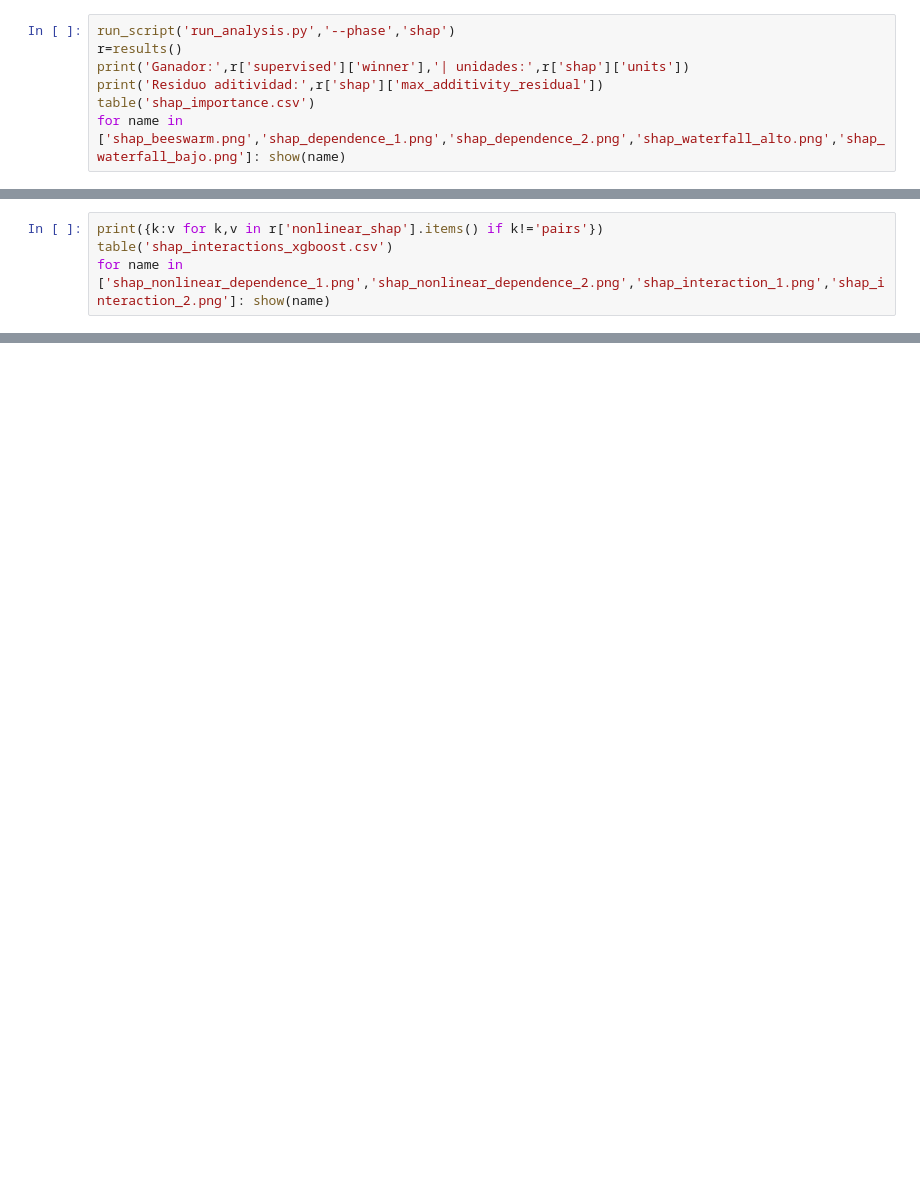
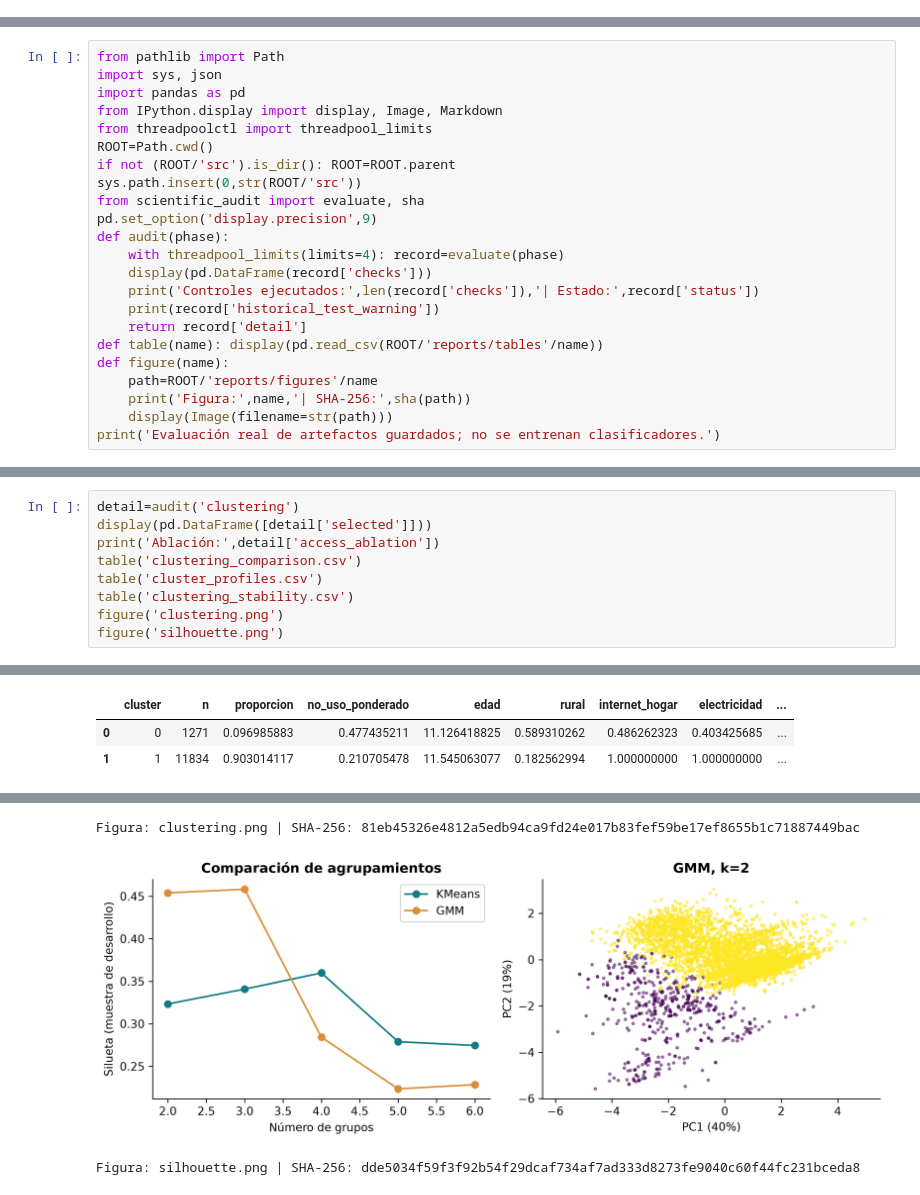
Before and after one commit to DanMayhuire/brecha-digital-peru-2025, a Jupyter notebook: notebooks/00_Proyecto_Completo_Ejecutado.ipynb, the cells around one changed output, grey strips where cells are left out. Saved outputs shown, nothing was run; the diff lists cells and outputs as text; blank space fills up the shorter version.

Commit message:
fix: synchronize scientific artifacts and revise academic report

```diff
--- a/notebooks/00_Proyecto_Completo_Ejecutado.ipynb
+++ b/notebooks/00_Proyecto_Completo_Ejecutado.ipynb
@@ -469,7 +0,0 @@ SHAP explica el score anterior a la calibración. Su referencia, unidades y mues
-# %%
-run_script('run_analysis.py','--phase','shap')
-r=results()
-print('Ganador:',r['supervised']['winner'],'| unidades:',r['shap']['units'])
-print('Residuo aditividad:',r['shap']['max_additivity_residual'])
-table('shap_importance.csv')
-for name in ['shap_beeswarm.png','shap_dependence_1.png','shap_dependence_2.png','shap_waterfall_alto.png','shap_waterfall_bajo.png']: show(name)
@@ -506,4 +0,0 @@ Los valores de interacción TreeSHAP cuantifican la contribución conjunta de pa
-# %%
-print({k:v for k,v in r['nonlinear_shap'].items() if k!='pairs'})
-table('shap_interactions_xgboost.csv')
-for name in ['shap_nonlinear_dependence_1.png','shap_nonlinear_dependence_2.png','shap_interaction_1.png','shap_interaction_2.png']: show(name)
@@ -544,0 +3,23 @@ Las recomendaciones educativas se limitan a orientar hipótesis de apoyo y verif
+# %%
+from pathlib import Path
+import sys, json
+import pandas as pd
+from IPython.display import display, Image, Markdown
+from threadpoolctl import threadpool_limits
+ROOT=Path.cwd()
+if not (ROOT/'src').is_dir(): ROOT=ROOT.parent
+sys.path.insert(0,str(ROOT/'src'))
+from scientific_audit import evaluate, sha
+pd.set_option('display.precision',9)
+def audit(phase):
+    with threadpool_limits(limits=4): record=evaluate(phase)
+    display(pd.DataFrame(record['checks']))
+    print('Controles ejecutados:',len(record['checks']),'| Estado:',record['status'])
+    print(record['historical_test_warning'])
+    return record['detail']
+def table(name): display(pd.read_csv(ROOT/'reports/tables'/name))
+def figure(name):
+    path=ROOT/'reports/figures'/name
+    print('Figura:',name,'| SHA-256:',sha(path))
+    display(Image(filename=str(path)))
+print('Evaluación real de artefactos guardados; no se entrenan clasificadores.')
@@ -544,0 +86,10 @@ Las recomendaciones educativas se limitan a orientar hipótesis de apoyo y verif
+# %%
+detail=audit('clustering')
+display(pd.DataFrame([detail['selected']]))
+print('Ablación:',detail['access_ablation'])
+table('clustering_comparison.csv')
+table('cluster_profiles.csv')
+table('clustering_stability.csv')
+figure('clustering.png')
+figure('silhouette.png')
+# %% [output]
@@ -544,0 +124,3 @@ Las recomendaciones educativas se limitan a orientar hipótesis de apoyo y verif
+|  | cluster | n | proporcion | no_uso_ponderado | edad | rural | internet_hogar | electricidad | ... |
+| 0 | 0 | 1271 | 0.096985883 | 0.477435211 | 11.126418825 | 0.589310262 | 0.486262323 | 0.403425685 | ... |
+| 1 | 1 | 11834 | 0.903014117 | 0.210705478 | 11.545063077 | 0.182562994 | 1.000000000 | 1.000000000 | ... |
@@ -544,0 +134,3 @@ Las recomendaciones educativas se limitan a orientar hipótesis de apoyo y verif
+Figura: clustering.png | SHA-256: 81eb45326e4812a5edb94ca9fd24e017b83fef59be17ef8655b1c71887449bac
+[figure, added]
+Figura: silhouette.png | SHA-256: dde5034f59f3f92b54f29dcaf734af7ad333d8273fe9040c60f44fc231bceda8
```
Also changed, not shown: parts of 43 cells of this notebook, 27 other files.
